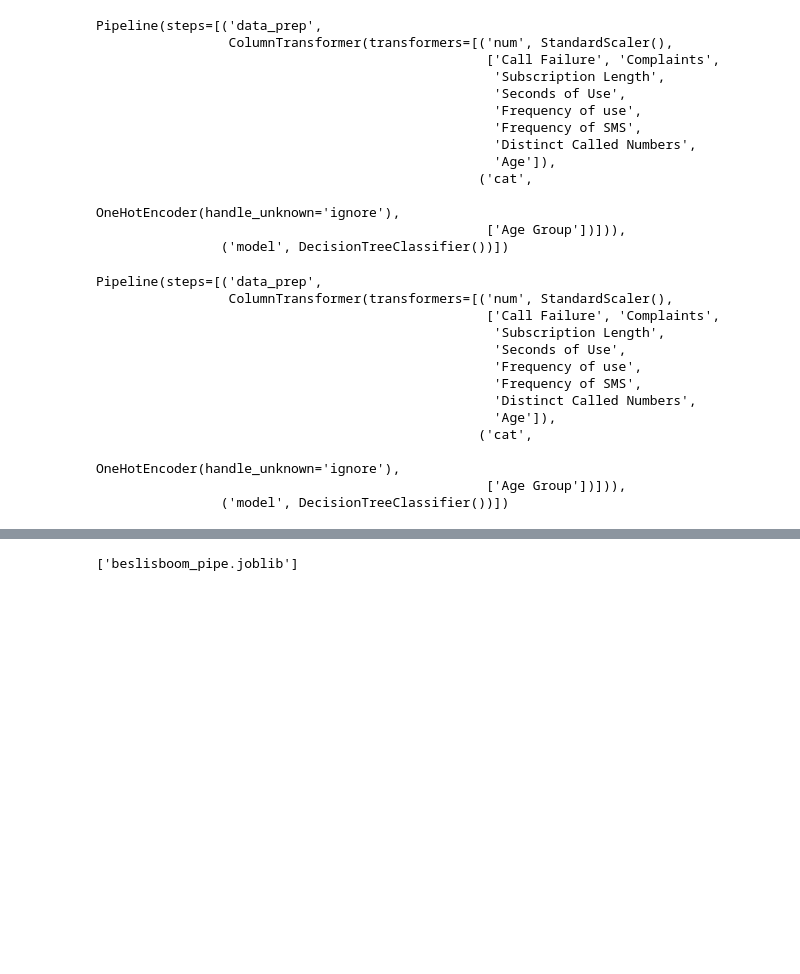
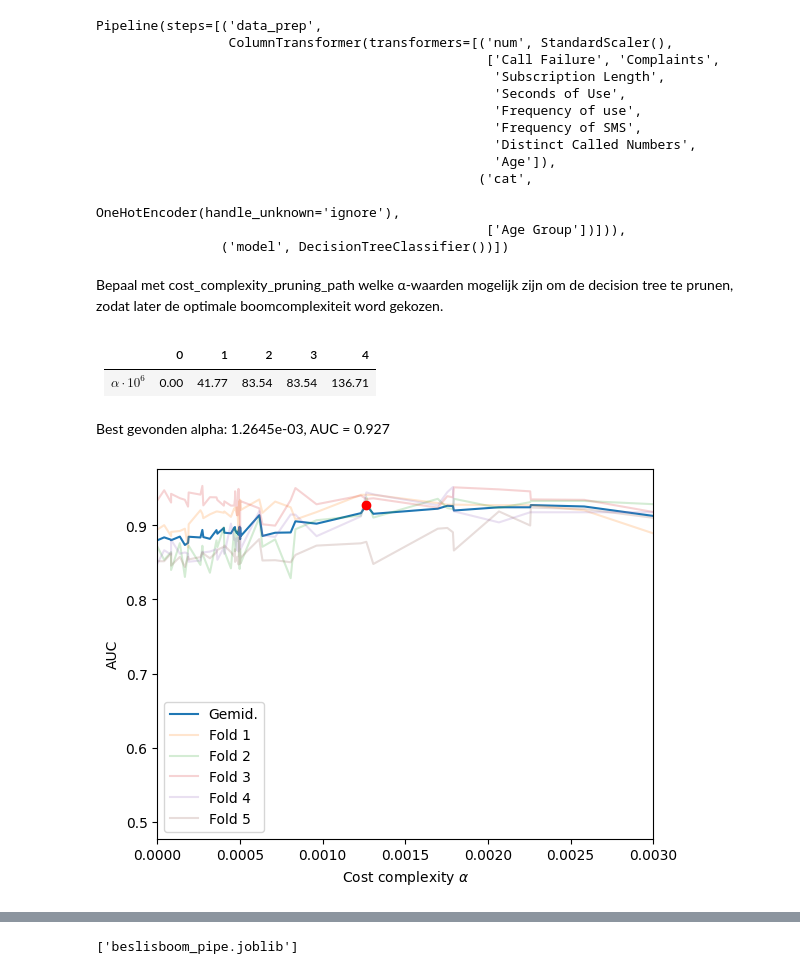
Before and after one commit to Murielle01/BP-3.4, a Jupyter notebook: scripts/opdracht 2/beslisboom.ipynb, the cells around one changed output, grey strips where cells are left out. Saved outputs shown, nothing was run; the diff lists cells and outputs as text; code cells hidden in the pictures; blank space fills up the shorter version.

Commit message:
iet veranderd aan beslisboom

```diff
--- a/scripts/opdracht 2/beslisboom.ipynb
+++ b/scripts/opdracht 2/beslisboom.ipynb
@@ -109,20 +110,50 @@ Pipeline(steps=[('data_prep',
                                                   OneHotEncoder(handle_unknown='ignore'),
                                                   ['Age Group'])])),
                 ('model', DecisionTreeClassifier())])
-# %%
-# Fit het model
-beslisboom_pipe.fit(X, y)
-# %% [output]
-Pipeline(steps=[('data_prep',
-                 ColumnTransformer(transformers=[('num', StandardScaler(),
-                                                  ['Call Failure', 'Complaints',
-                                                   'Subscription Length',
-                                                   'Seconds of Use',
-                                                   'Frequency of use',
-                                                   'Frequency of SMS',
-                                                   'Distinct Called Numbers',
-                                                   'Age']),
-                                                 ('cat',
-                                                  OneHotEncoder(handle_unknown='ignore'),
-                                                  ['Age Group'])])),
-                ('model', DecisionTreeClassifier())])
+# %% [markdown]
+Bepaal met cost_complexity_pruning_path welke α-waarden mogelijk zijn om de decision tree te prunen, zodat later de optimale boomcomplexiteit word gekozen.
+# %%
+X_train_num = preprocessor.fit_transform(X)
+fulltree = DecisionTreeClassifier().fit(X_train_num, y)
+alphas = fulltree.cost_complexity_pruning_path(X_train_num, y)
+alphas = np.unique(alphas['ccp_alphas'])
+output = r"""
+|  &nbsp;             |      0 |      1 |      2 |      3 |      4 |
+|---------------------|--------|--------|--------|--------|--------|
+| $\alpha \cdot 10^6$ | {:.2f} | {:.2f} | {:.2f} | {:.2f} | {:.2f} |
+""".format(*(alphas[:5]*1e6))
+
+Markdown(output)
+# %% [output]
+
+|  &nbsp;             |      0 |      1 |      2 |      3 |      4 |
+|---------------------|--------|--------|--------|--------|--------|
+| $\alpha \cdot 10^6$ | 0.00 | 41.77 | 83.54 | 83.54 | 136.71 |
+# %%
+gridsearch = GridSearchCV(
+    beslisboom_pipe,
+    param_grid = {'model__ccp_alpha' : alphas},
+    scoring = 'roc_auc',
+    n_jobs=-2).fit(X, y)
+
+best_alpha = gridsearch.best_params_['model__ccp_alpha']
+best_score = gridsearch.best_score_
+
+Markdown(f'Best gevonden alpha: {best_alpha:.4e}, AUC = {best_score:.3f}')
+# %% [output]
+Best gevonden alpha: 1.2645e-03, AUC = 0.927
+# %%
+sns.lineplot(gridsearch.cv_results_, x = 'param_model__ccp_alpha', y = 'mean_test_score', label = 'Gemid.')
+for i in range(5):
+    sns.lineplot(gridsearch.cv_results_,
+                 x = 'param_model__ccp_alpha',
+                 y = f'split{i}_test_score',
+                 alpha = 0.2,
+                 label = f'Fold {i+1}')
+plt.plot(best_alpha, best_score, 'ro')
+plt.xlim(0, 0.003)
+plt.xlabel('Cost complexity $\\alpha$')
+plt.ylabel('AUC')
+plt.show()
+# %% [output]
+[figure, added]
```
Also changed, not shown: parts of 6 cells of this notebook, 1 other file.
